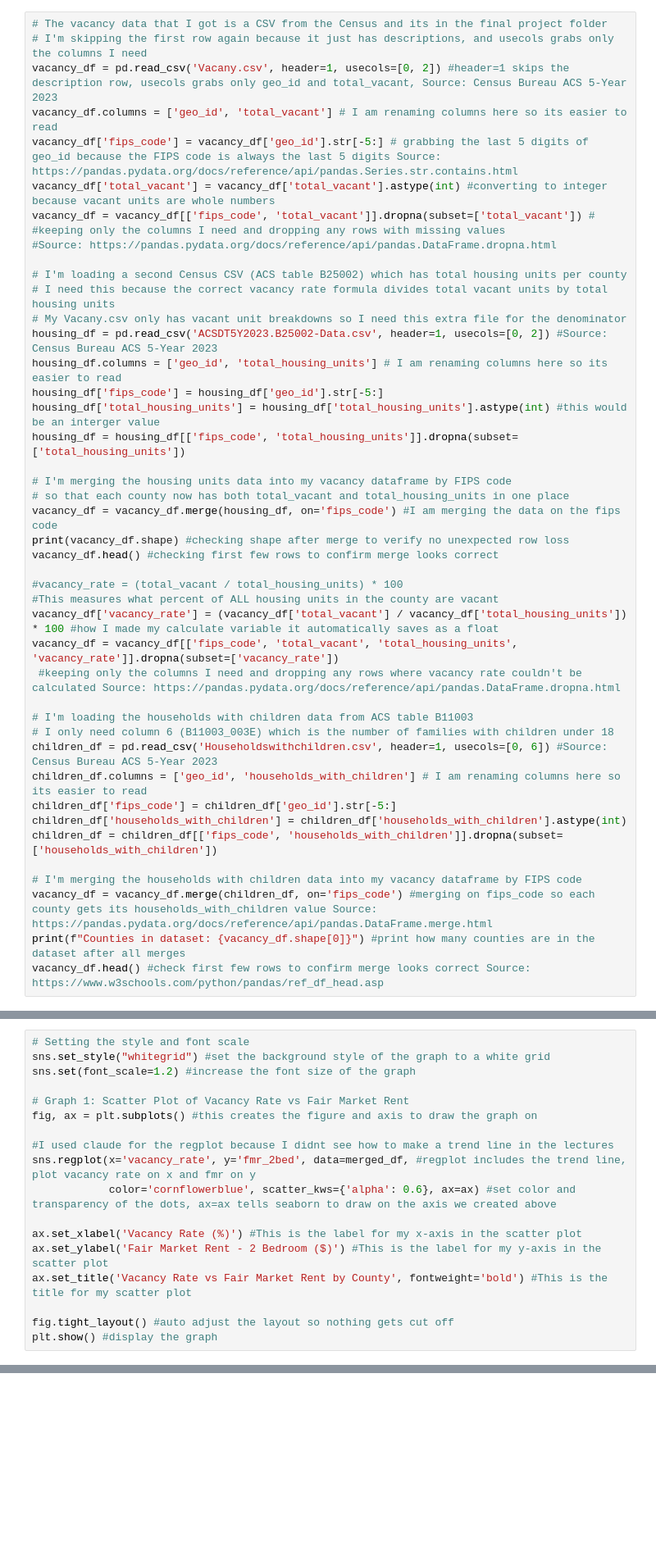
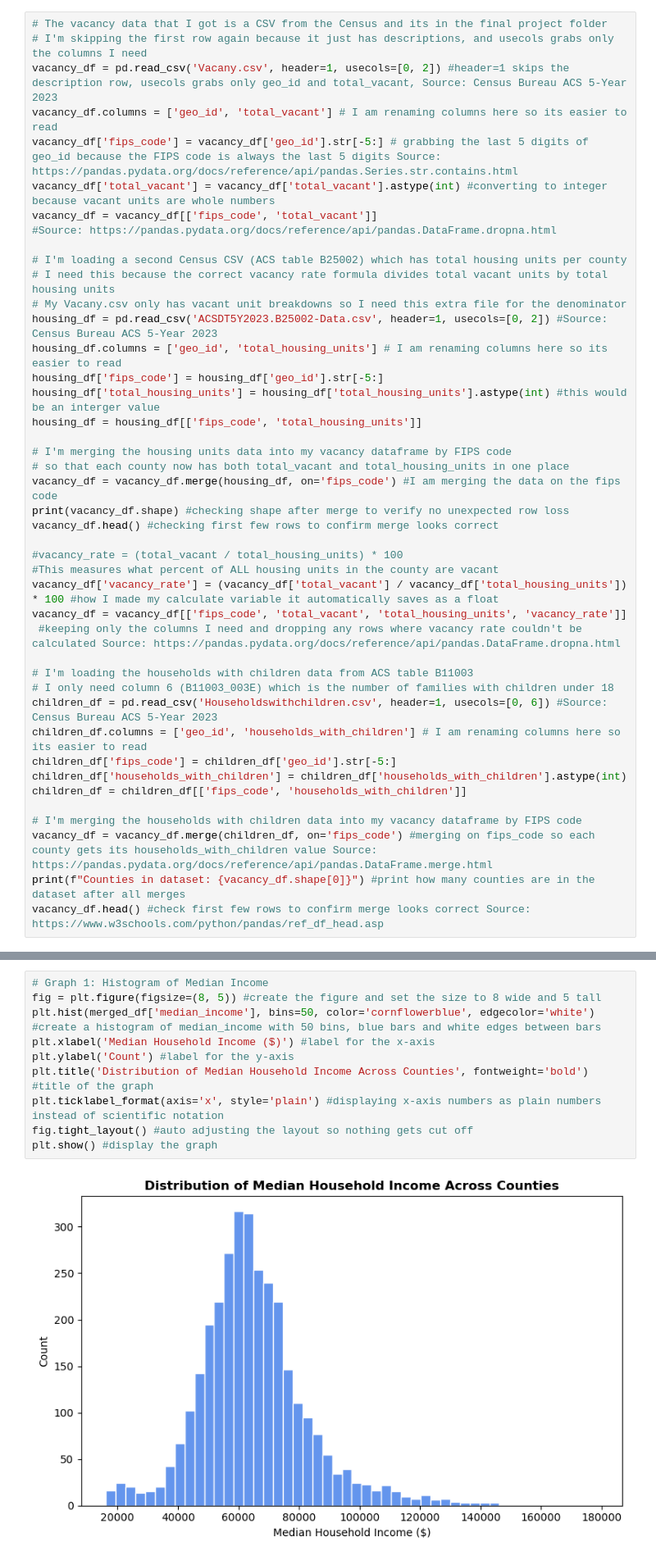
Before and after one commit to ProfKaltenberg/final-project-mathew2003, a Jupyter notebook: Mathew Scaria - Parts1-3 .ipynb, the cells around one changed output, grey strips where cells are left out. Shown at 82% size. Cells and saved outputs as stored; diff of their text form; blank space fills up the shorter version.

```diff
--- a/Mathew Scaria - Parts1-3 .ipynb
+++ b/Mathew Scaria - Parts1-3 .ipynb
@@ -123,7 +118,7 @@ vacancy_df = pd.read_csv('Vacany.csv', header=1, usecols=[0, 2]) #header=1 skips
 vacancy_df.columns = ['geo_id', 'total_vacant'] # I am renaming columns here so its easier to read
 vacancy_df['fips_code'] = vacancy_df['geo_id'].str[-5:] # grabbing the last 5 digits of geo_id because the FIPS code is always the last 5 digits Source: https://pandas.pydata.org/docs/reference/api/pandas.Series.str.contains.html
 vacancy_df['total_vacant'] = vacancy_df['total_vacant'].astype(int) #converting to integer because vacant units are whole numbers
-vacancy_df = vacancy_df[['fips_code', 'total_vacant']].dropna(subset=['total_vacant']) # #keeping only the columns I need and dropping any rows with missing values
+vacancy_df = vacancy_df[['fips_code', 'total_vacant']]
 #Source: https://pandas.pydata.org/docs/reference/api/pandas.DataFrame.dropna.html
 
 # I'm loading a second Census CSV (ACS table B25002) which has total housing units per county
@@ -133,7 +128,7 @@ housing_df = pd.read_csv('ACSDT5Y2023.B25002-Data.csv', header=1, usecols=[0, 2]
 housing_df.columns = ['geo_id', 'total_housing_units'] # I am renaming columns here so its easier to read
 housing_df['fips_code'] = housing_df['geo_id'].str[-5:]
 housing_df['total_housing_units'] = housing_df['total_housing_units'].astype(int) #this would be an interger value
-housing_df = housing_df[['fips_code', 'total_housing_units']].dropna(subset=['total_housing_units'])
+housing_df = housing_df[['fips_code', 'total_housing_units']]
 
 # I'm merging the housing units data into my vacancy dataframe by FIPS code
 # so that each county now has both total_vacant and total_housing_units in one place
@@ -144,7 +139,7 @@ vacancy_df.head() #checking first few rows to confirm merge looks correct
 #vacancy_rate = (total_vacant / total_housing_units) * 100
 #This measures what percent of ALL housing units in the county are vacant
 vacancy_df['vacancy_rate'] = (vacancy_df['total_vacant'] / vacancy_df['total_housing_units']) * 100 #how I made my calculate variable it automatically saves as a float
-vacancy_df = vacancy_df[['fips_code', 'total_vacant', 'total_housing_units', 'vacancy_rate']].dropna(subset=['vacancy_rate'])
+vacancy_df = vacancy_df[['fips_code', 'total_vacant', 'total_housing_units', 'vacancy_rate']]
  #keeping only the columns I need and dropping any rows where vacancy rate couldn't be calculated Source: https://pandas.pydata.org/docs/reference/api/pandas.DataFrame.dropna.html
 
 # I'm loading the households with children data from ACS table B11003
@@ -153,7 +148,7 @@ children_df = pd.read_csv('Householdswithchildren.csv', header=1, usecols=[0, 6]
 children_df.columns = ['geo_id', 'households_with_children'] # I am renaming columns here so its easier to read
 children_df['fips_code'] = children_df['geo_id'].str[-5:]
 children_df['households_with_children'] = children_df['households_with_children'].astype(int)
-children_df = children_df[['fips_code', 'households_with_children']].dropna(subset=['households_with_children'])
+children_df = children_df[['fips_code', 'households_with_children']]
 
 # I'm merging the households with children data into my vacancy dataframe by FIPS code
 vacancy_df = vacancy_df.merge(children_df, on='fips_code') #merging on fips_code so each county gets its households_with_children value Source: https://pandas.pydata.org/docs/reference/api/pandas.DataFrame.merge.html
@@ -214,21 +209,3 @@ Im creating 2 graphs
 # %%
 import matplotlib.pyplot as plt #this let you make graphs
 import seaborn as sns #seaborn lets you add more to your graphs to make them for detailed
-# %%
-# Setting the style and font scale
-sns.set_style("whitegrid") #set the background style of the graph to a white grid
-sns.set(font_scale=1.2) #increase the font size of the graph
-
-# Graph 1: Scatter Plot of Vacancy Rate vs Fair Market Rent
-fig, ax = plt.subplots() #this creates the figure and axis to draw the graph on
-
-#I used claude for the regplot because I didnt see how to make a trend line in the lectures
-sns.regplot(x='vacancy_rate', y='fmr_2bed', data=merged_df, #regplot includes the trend line, plot vacancy rate on x and fmr on y
-            color='cornflowerblue', scatter_kws={'alpha': 0.6}, ax=ax) #set color and transparency of the dots, ax=ax tells seaborn to draw on the axis we created above
-
-ax.set_xlabel('Vacancy Rate (%)') #This is the label for my x-axis in the scatter plot
-ax.set_ylabel('Fair Market Rent - 2 Bedroom ($)') #This is the label for my y-axis in the scatter plot
-ax.set_title('Vacancy Rate vs Fair Market Rent by County', fontweight='bold') #This is the title for my scatter plot
-
-fig.tight_layout() #auto adjust the layout so nothing gets cut off
-plt.show() #display the graph
@@ -237,3 +212,15 @@ plt.show() #display the graph
+# %%
+# Graph 1: Histogram of Median Income
+fig = plt.figure(figsize=(8, 5)) #create the figure and set the size to 8 wide and 5 tall
+plt.hist(merged_df['median_income'], bins=50, color='cornflowerblue', edgecolor='white') #create a histogram of median_income with 50 bins, blue bars and white edges between bars
+plt.xlabel('Median Household Income ($)') #label for the x-axis
+plt.ylabel('Count') #label for the y-axis
+plt.title('Distribution of Median Household Income Across Counties', fontweight='bold') #title of the graph
+plt.ticklabel_format(axis='x', style='plain') #displaying x-axis numbers as plain numbers instead of scientific notation
+fig.tight_layout() #auto adjusting the layout so nothing gets cut off
+plt.show() #display the graph
+# %% [output]
+[figure, added]
 # %%
 # Graph 2: Histogram of Fair Market Rent
 fig = plt.figure(figsize=(8, 5)) #create the figure and set the size to 8 wide and 5 tall
```
Also changed, not shown: parts of 5 cells of this notebook.
